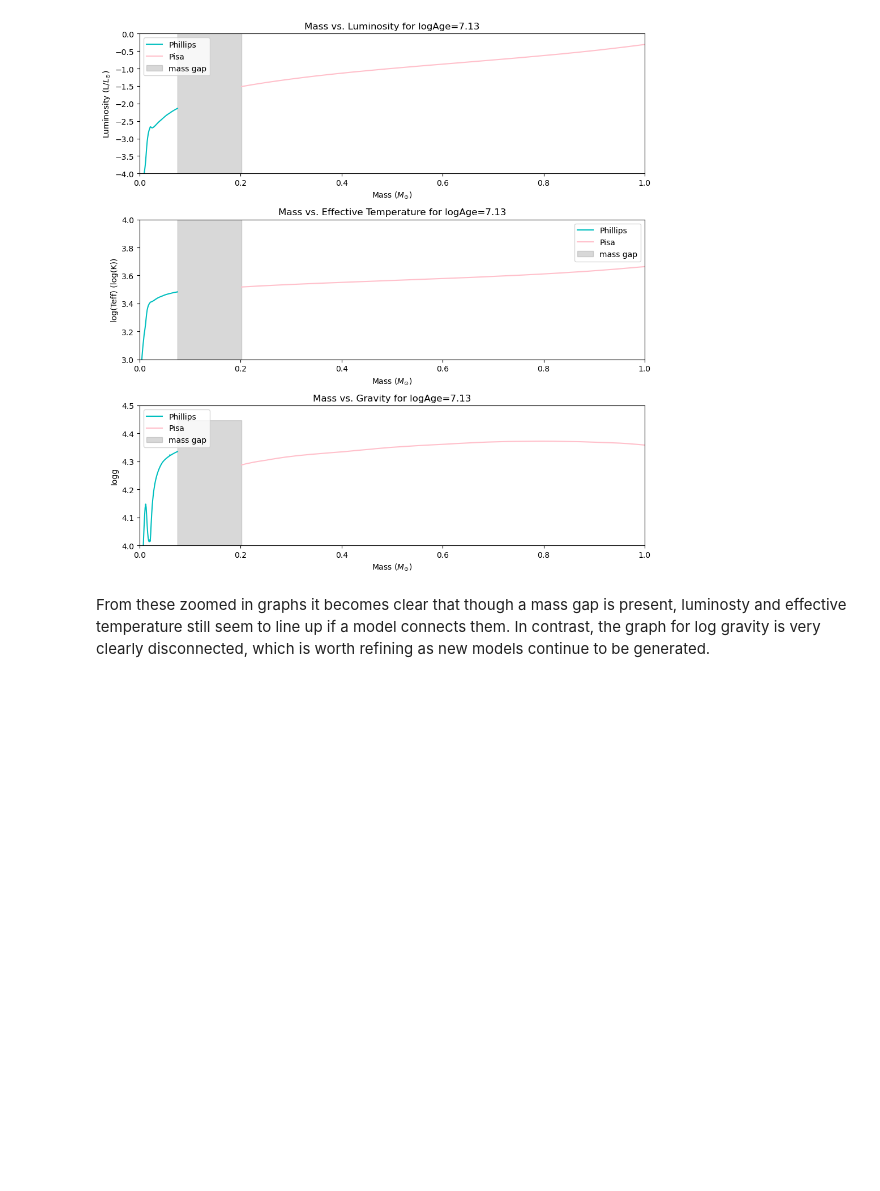
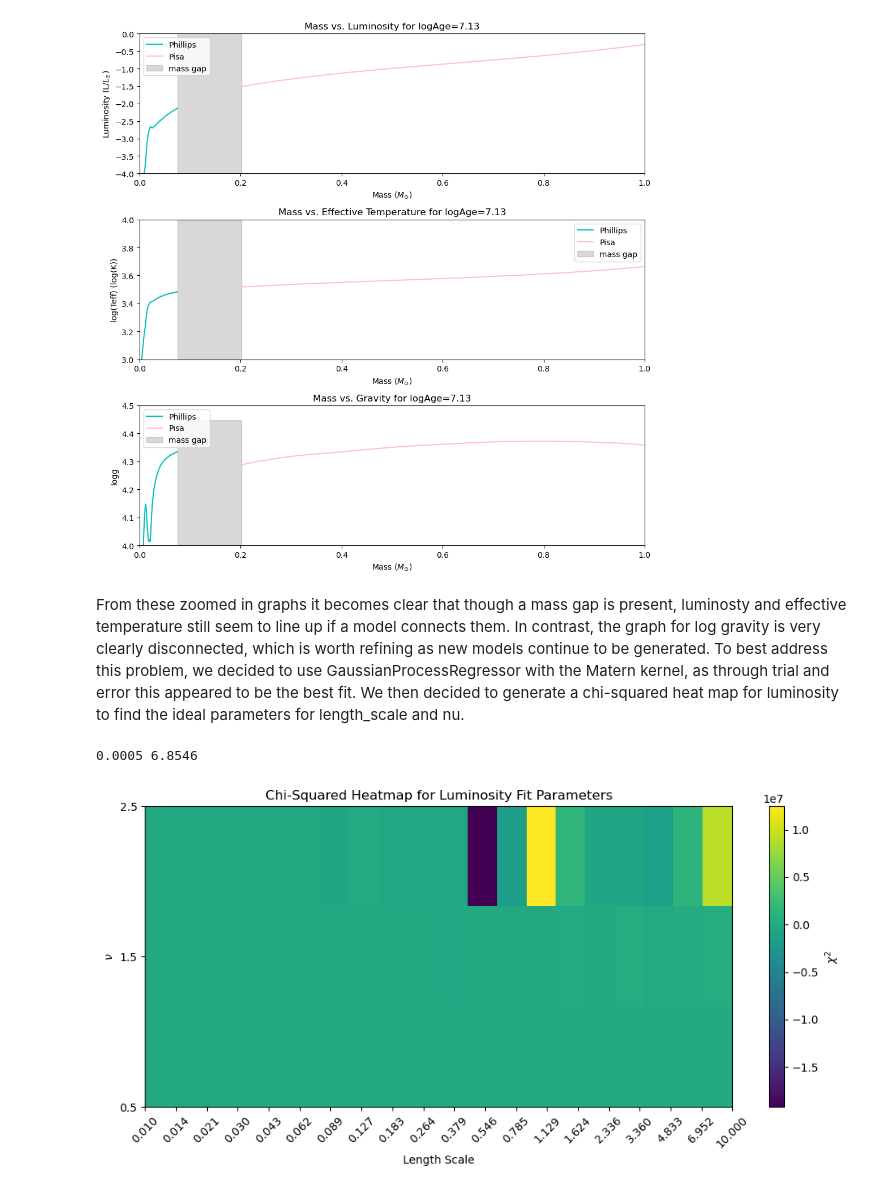
Before and after one commit to astropy/SPISEA, a Jupyter notebook: changes/evolution_gaussian_fit.ipynb, the cells around one changed output. Cells and saved outputs as stored; diff of their text form; code cells hidden in the pictures; blank space fills up the shorter version.

Commit message:
Fixes to chi-squared and nice results

```diff
--- a/changes/evolution_gaussian_fit.ipynb
+++ b/changes/evolution_gaussian_fit.ipynb
@@ -81,4 +82,80 @@ plt.show()
 # %% [output]
 [figure]
 # %% [markdown]
-From these zoomed in graphs it becomes clear that though a mass gap is present, luminosty and effective temperature still seem to line up if a model connects them. In contrast, the graph for log gravity is very clearly disconnected, which is worth refining as new models continue to be generated.
+From these zoomed in graphs it becomes clear that though a mass gap is present, luminosty and effective temperature still seem to line up if a model connects them. In contrast, the graph for log gravity is very clearly disconnected, which is worth refining as new models continue to be generated. To best address this problem, we decided to use GaussianProcessRegressor with the Matern kernel, as through trial and error this appeared to be the best fit. We then decided to generate a chi-squared heat map for luminosity to find the ideal parameters for length_scale and nu.
+# %%
+# creating arrays
+## mass
+phil_mass = phil_tbl['Mass']
+pisa_mass = pisa_tbl['col3']
+combined_masses = np.concatenate([phil_mass, pisa_mass])
+
+## Teff
+phil_Teff = phil_tbl['Teff']
+pisa_Teff = pisa_tbl['col2']
+combined_Teff = np.concatenate([phil_Teff, pisa_Teff])
+
+## Luminosity
+phil_L = phil_tbl['Luminosity']
+pisa_L = pisa_tbl['col1']
+combined_L = np.concatenate([phil_L, pisa_L])
+
+## logg
+phil_logg = phil_tbl['Gravity']
+pisa_logg = pisa_tbl['col4']
+combined_logg = np.concatenate([phil_logg, pisa_logg])
+print(np.min(phil_mass), np.max(pisa_mass))
+# %% [output]
+0.0005 6.8546
+# %%
+# creating input array (mass) and output array (luminosity)
+X = combined_masses.reshape(-1, 1)
+y = combined_L   #np.array([combined_Teff, combined_L, combined_logg])
+x = np.linspace(np.min(phil_mass), np.max(pisa_mass), int(1e6)).reshape(-1, 1)
+
+# Scale X and y
+#X_scaler = StandardScaler()
+#y_scaler = StandardScaler()
+
+#X = X_scaler.fit_transform(combined_masses.reshape(-1, 1))
+#y = y_scaler.fit_transform(combined_L.reshape(-1, 1)).ravel()
+
+# Define grid
+length_scales = np.logspace(-2, 1, 20)
+nus = [0.5, 1.5, 2.5]  # available Matern values
+
+chi2_map = np.zeros((len(nus), len(length_scales)))
+
+# Grid search
+for i, nu in enumerate(nus):
+    for j, ls in enumerate(length_scales):
+        kernel = Matern(length_scale=ls, nu=nu)
+        gp = GaussianProcessRegressor(kernel=kernel, optimizer=None, normalize_y=True)
+
+        try:
+            gp.fit(X, y)
+            y_pred = gp.predict(X)
+            #for k, val in enumerate(y_pred):
+            #    if (X[k] > 0.39) and (X[k] < 0.42):
+            #        print(X[k], y[k], y_pred[k], (y - y_pred)[k])
+            avg_diff = (np.sum(y - y_pred)) / len(y_pred)
+            chi2 = np.sum(((y - y_pred)**2) / avg_diff)
+            chi2_map[i, j] = chi2
+        except Exception as e:
+            chi2_map[i, j] = np.nan
+
+# Plotting
+plt.figure(figsize=(10, 5))
+im = plt.imshow(chi2_map, aspect='auto', origin='lower',
+                extent=[np.log10(length_scales[0]), np.log10(length_scales[-1]), 0, len(nus)-1],
+                cmap='viridis')
+plt.colorbar(im, label=r'$\chi^2$')
+plt.xticks(np.log10(length_scales), labels=[f'{s:.3f}' for s in length_scales], rotation=45)
+plt.yticks(range(len(nus)), labels=[str(n) for n in nus])
+plt.xlabel('Length Scale')
+plt.ylabel(r'$\nu$')
+plt.title('Chi-Squared Heatmap for Luminosity Fit Parameters')
+plt.tight_layout()
+plt.show()
+# %% [output]
+[figure, added]
```
Also changed, not shown: parts of 12 cells of this notebook.
